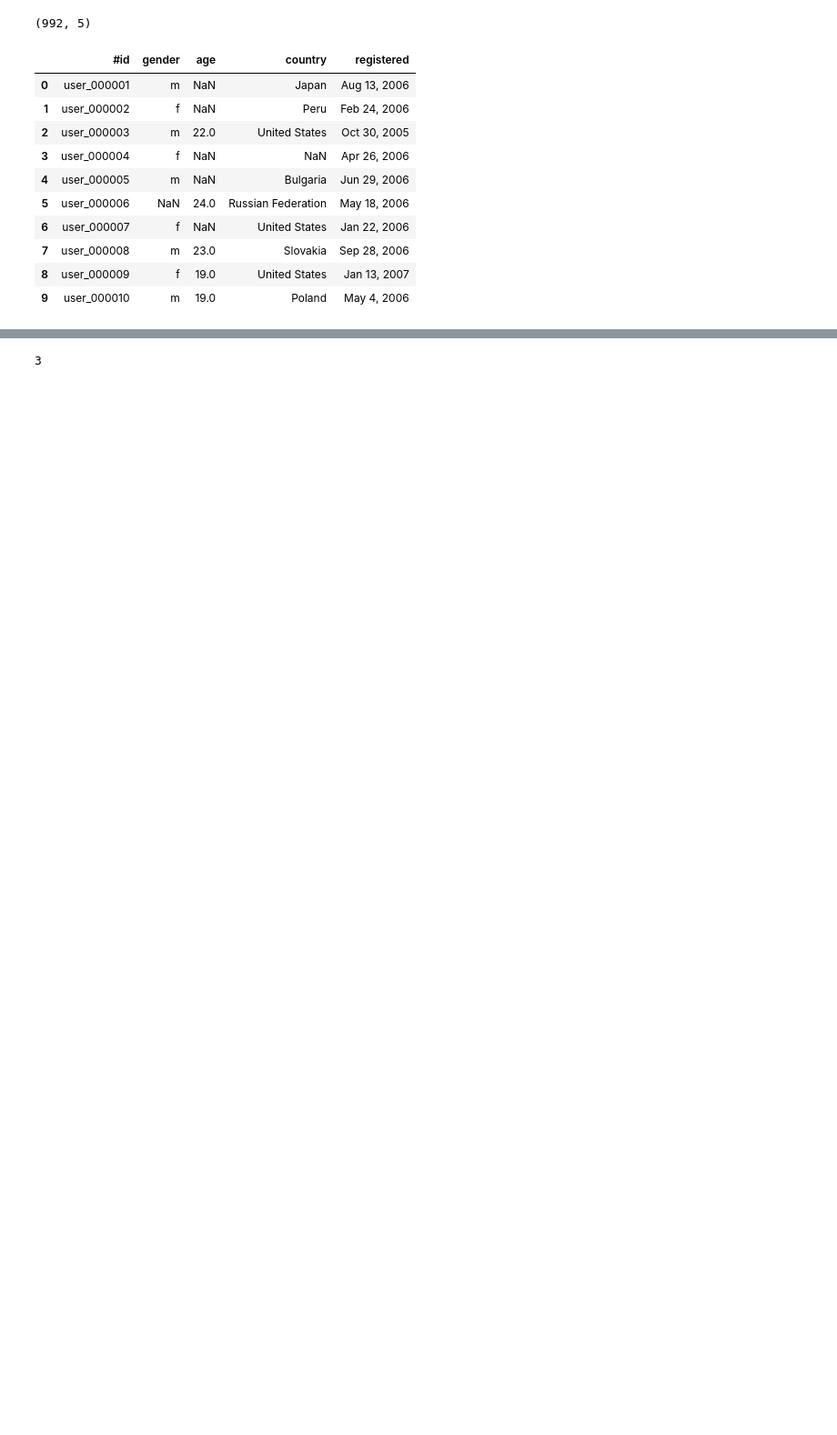
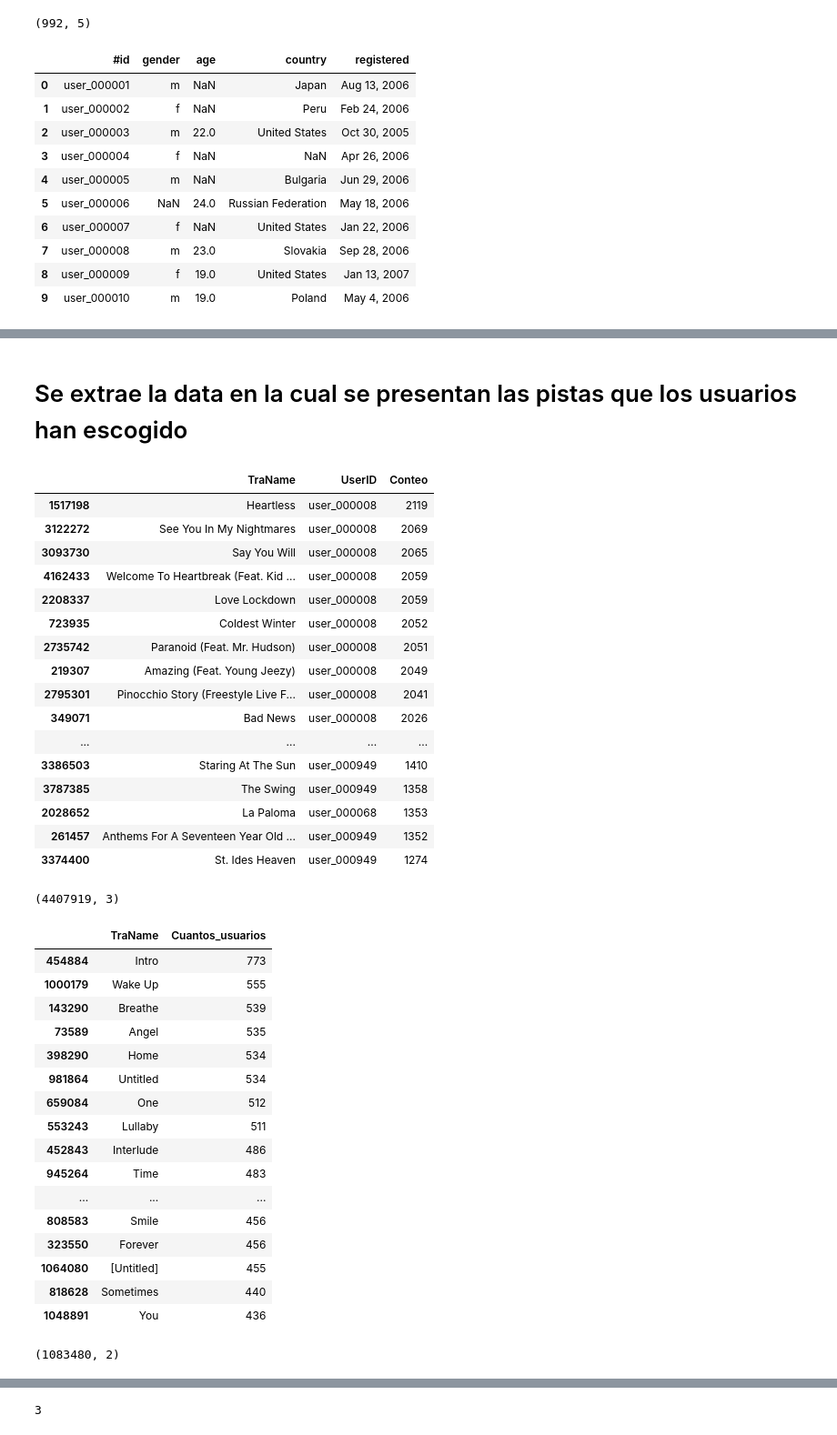
Before and after one commit to CristianMorenoMo/sistemas_recomendacion, a Jupyter notebook: Taller_1.ipynb, the cells around one changed output, grey strips where cells are left out. Shown at 91% size. Drawn from its saved outputs; the diff is of its cells as text; code cells hidden in the pictures; blank space fills up the shorter version.

```diff
--- a/Taller_1.ipynb
+++ b/Taller_1.ipynb
@@ -50,0 +90,47 @@ df2.head()
+# %% [markdown]
+# Se extrae la data en la cual se presentan las pistas que los usuarios han escogido
+# %%
+Conteogusto=df2.groupby(['TraName','UserID']).size().reset_index(name = 'Conteo').sort_values(by = 'Conteo', ascending = False)
+display (Conteogusto.head(20))
+print(Conteogusto.shape)
+# Pista mas popular
+Conteogusto2=Conteogusto.groupby(['TraName']).size().reset_index(name = 'Cuantos_usuarios').sort_values(by = 'Cuantos_usuarios', ascending = False)
+display (Conteogusto2.head(20))
+print(Conteogusto2.shape)
+# %% [output]
+|  | TraName | UserID | Conteo |
+| 1517198 | Heartless | user_000008 | 2119 |
+| 3122272 | See You In My Nightmares | user_000008 | 2069 |
+| 3093730 | Say You Will | user_000008 | 2065 |
+| 4162433 | Welcome To Heartbreak (Feat. Kid ... | user_000008 | 2059 |
+| 2208337 | Love Lockdown | user_000008 | 2059 |
+| 723935 | Coldest Winter | user_000008 | 2052 |
+| 2735742 | Paranoid (Feat. Mr. Hudson) | user_000008 | 2051 |
+| 219307 | Amazing (Feat. Young Jeezy) | user_000008 | 2049 |
+| 2795301 | Pinocchio Story (Freestyle Live F... | user_000008 | 2041 |
+| 349071 | Bad News | user_000008 | 2026 |
+| ... | ... | ... | ... |
+| 3386503 | Staring At The Sun | user_000949 | 1410 |
+| 3787385 | The Swing | user_000949 | 1358 |
+| 2028652 | La Paloma | user_000068 | 1353 |
+| 261457 | Anthems For A Seventeen Year Old ... | user_000949 | 1352 |
+| 3374400 | St. Ides Heaven | user_000949 | 1274 |
+(4407919, 3)
+|  | TraName | Cuantos_usuarios |
+| 454884 | Intro | 773 |
+| 1000179 | Wake Up | 555 |
+| 143290 | Breathe | 539 |
+| 73589 | Angel | 535 |
+| 398290 | Home | 534 |
+| 981864 | Untitled | 534 |
+| 659084 | One | 512 |
+| 553243 | Lullaby | 511 |
+| 452843 | Interlude | 486 |
+| 945264 | Time | 483 |
+| ... | ... | ... |
+| 808583 | Smile | 456 |
+| 323550 | Forever | 456 |
+| 1064080 | [Untitled] | 455 |
+| 818628 | Sometimes | 440 |
+| 1048891 | You | 436 |
+(1083480, 2)
```
Also changed, not shown: parts of 31 cells of this notebook.
